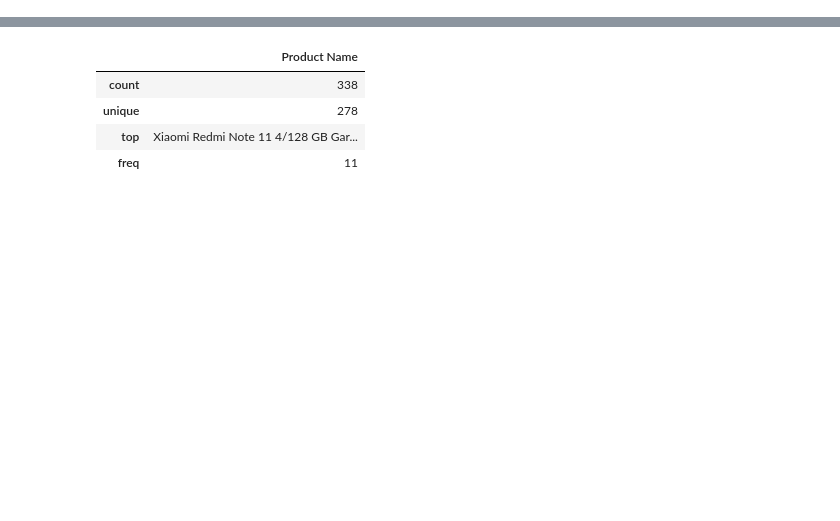
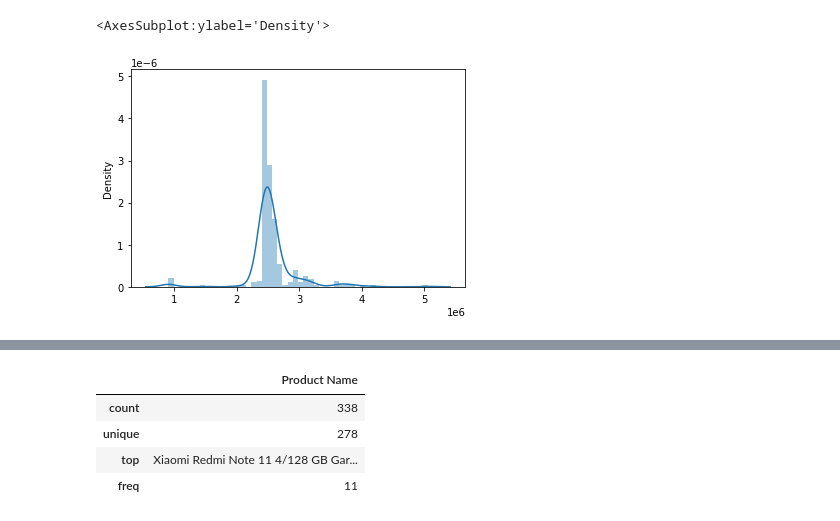
Before and after one commit to prasetyatf/EDA_RedmiNote11_tokped, a Jupyter notebook: analisis-renote11-4gb.ipynb, the cells around one changed output, grey strips where cells are left out. Saved outputs shown, nothing was run; the diff lists cells and outputs as text; code cells hidden in the pictures; blank space fills up the shorter version.

Commit message:
data cleaning sudah selesai

```diff
--- a/analisis-renote11-4gb.ipynb
+++ b/analisis-renote11-4gb.ipynb
@@ -28,0 +57,7 @@ df #cek data per baris 60, apa ada masalah header
+# %%
+# cek gambaran umum data berdasar harga
+df_price = df.loc[:, ['Price']]
+sns.distplot(df_price.sort_values(by=['Price'], ascending=True, axis=0))
+# %% [output]
+<AxesSubplot:ylabel='Density'>
+[figure, added]
```
Also changed, not shown: parts of 16 cells of this notebook.
